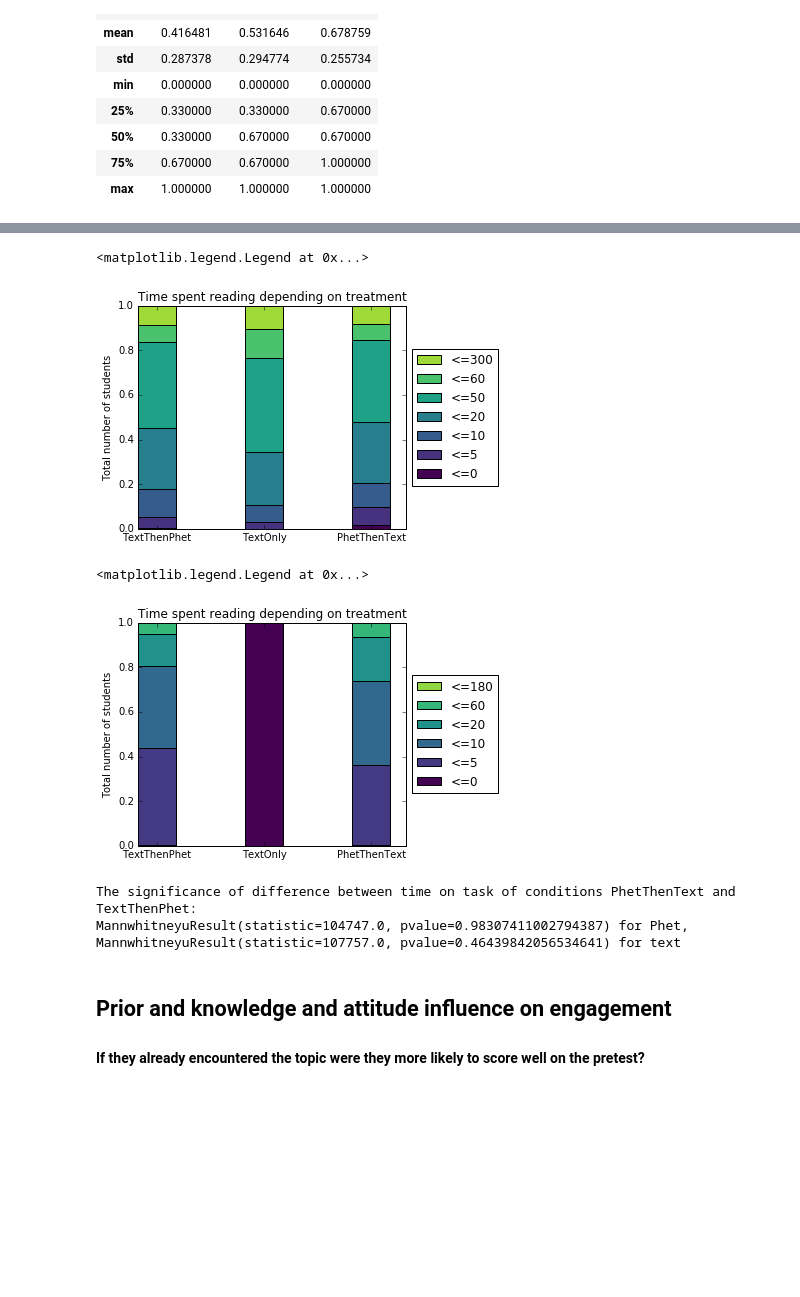
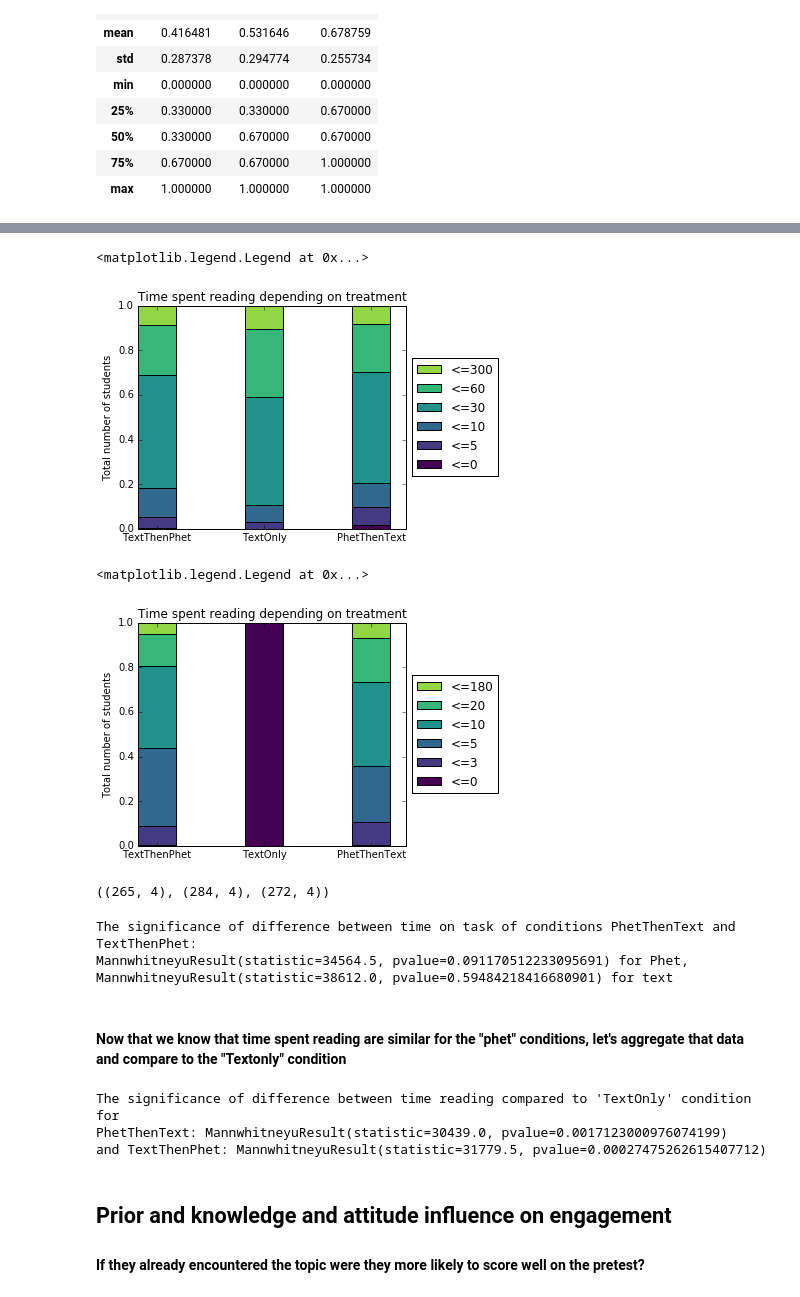
Before and after one commit to sperez8/Phet-log-analyzer, a Jupyter notebook: prereading/storyline_prereading.ipynb, the cells around one changed output, grey strips where cells are left out. Cells and saved outputs as stored; diff of their text form; code cells hidden in the pictures; blank space fills up the shorter version.

```diff
--- a/prereading/storyline_prereading.ipynb
+++ b/prereading/storyline_prereading.ipynb
@@ -112,6 +125,7 @@ df.head()
 for column in ['Prescore','Postscore','Clickerscore', 'Time on text','Time on PhET']:
     df[column] = pd.to_numeric(df[column],errors='coerce')
 df = df.fillna(np.nan)
+df = df.replace(to_replace='nan',value=np.nan)
 
 def transform_enjoy(response):
     response = str(response)
@@ -143,8 +157,7 @@ df.head()
 Unfortunately we have a lot of rows with missing data. If we remove them, we end up with almost half the dataset. We will use this dataset when looking at engagement.
 # %%
 df2 = df.dropna()
-df_score1 = df[['Prescore','Postscore','Topic','Clickerscore','Treatment']]
-df_score = df_score1.dropna()
-df_score.shape
-df2.shape, df.shape, df_score.shape
+df_score = df[['Prescore','Postscore','Topic','Clickerscore','Treatment']].dropna()
+df_time = df[['Time on PhET','Time on text','Topic','Treatment']].dropna()
+df2.shape, df.shape, df_score.shape, df_time.shape
 # %% [output]
@@ -248,9 +268,9 @@ df_score[df_score['Topic']=='Blackbody'].describe()
 # %%
-maxtime = int(np.max(df['Time on text']))
-slices = [0,5,10,20,50,60,maxtime]
+maxtime = int(np.max(df_time['Time on text']))
+slices = [0,5,10,30,60,maxtime]
 
 def calculate_totals(time,treatment):
-    return sum(df[df['Treatment']==treatment]['Time on text']<=time)/float(sum(df[df['Treatment']==treatment]['Time on text']<=1000))
+    return sum(df_time[df_time['Treatment']==treatment]['Time on text']<=time)/float(sum(df_time[df_time['Treatment']==treatment]['Time on text']<=1000))
 
 ind = np.arange(len(treatments))# the x locations for the groups
 width = 0.35                    # the width of the bars: can also be len(x) sequence
@@ -271,42 +291,58 @@ ax.set_position([box.x0, box.y0, box.width * 0.8, box.height])
 ax.legend(['<='+str(slices[i]) for i in reversed(range(len(slices)))],loc='center left', bbox_to_anchor=(1, 0.5))
 # %% [output]
 <matplotlib.legend.Legend at 0x...>
-[figure, old version]
+[figure, new version]
 # %%
-maxtime = int(np.max(df['Time on PhET']))
-slices = [0,5,10,20,60,maxtime]
+maxtime = int(np.max(df_time['Time on PhET']))
+slices = [0,3,5,10,20,maxtime]
 
 def calculate_totals(time,treatment):
-    return sum(df[df['Treatment']==treatment]['Time on PhET']<=time)/float(sum(df[df['Treatment']==treatment]['Time on PhET']<=1000))
+    return sum(df_time[df_time['Treatment']==treatment]['Time on PhET']<=time)/float(sum(df_time[df_time['Treatment']==treatment]['Time on PhET']<=1000))
 
 ind = np.arange(len(treatments))# the x locations for the groups
 width = 0.35                    # the width of the bars: can also be len(x) sequence
 cmap = matplotlib.cm.get_cmap('viridis')
 
 ax = plt.subplot(111)
 plt.bar(ind, [calculate_totals(slices[-1],t) for t in treatments], width, color=cmap((len(slices)-1)/float(len(slices))))
 for i in reversed(range(len(slices)-1)):
     plt.bar(ind, [calculate_totals(slices[i],t) for t in treatments],
             width, #bottom= [calculate_totals(slices[i],t) for t in treatments],
             color=cmap((i)/float(len(slices))))
 plt.ylabel('Total number of students')
 plt.title('Time spent reading depending on treatment')
 plt.xticks(ind + width/2., treatments)
 box = ax.get_position()
 ax.set_position([box.x0, box.y0, box.width * 0.8, box.height])
 # Put a legend below current axis
 ax.legend(['<='+str(slices[i]) for i in reversed(range(len(slices)))],loc='center left', bbox_to_anchor=(1, 0.5))
 # %% [output]
 <matplotlib.legend.Legend at 0x...>
-[figure, old version]
+[figure, new version]
+# %%
+df_time[df_time['Treatment']=='TextThenPhet'].shape, df_time[df_time['Treatment']=='PhetThenText'].shape, df_time[df_time['Treatment']=='TextOnly'].shape
+# %% [output]
+((265, 4), (284, 4), (272, 4))
 # %%
-p = mannwhitneyu(df[df['Treatment']=='TextThenPhet']['Time on PhET'],df[df['Treatment']=='PhetThenText']['Time on PhET'])
-t = mannwhitneyu(df[df['Treatment']=='TextThenPhet']['Time on text'],df[df['Treatment']=='PhetThenText']['Time on text'])
+p = mannwhitneyu(df_time[df_time['Treatment']=='TextThenPhet']['Time on PhET'],df_time[df_time['Treatment']=='PhetThenText']['Time on PhET'])
+t = mannwhitneyu(df_time[df_time['Treatment']=='TextThenPhet']['Time on text'],df_time[df_time['Treatment']=='PhetThenText']['Time on text'])
 print("The significance of difference between time on task of conditions PhetThenText and TextThenPhet:\n{0} for Phet, \n{1} for text".format(p,t))
 # %% [output]
 The significance of difference between time on task of conditions PhetThenText and TextThenPhet:
-MannwhitneyuResult(statistic=104747.0, pvalue=0.98307411002794387) for Phet,
-MannwhitneyuResult(statistic=107757.0, pvalue=0.46439842056534641) for text
+MannwhitneyuResult(statistic=34564.5, pvalue=0.091170512233095691) for Phet,
+MannwhitneyuResult(statistic=38612.0, pvalue=0.59484218416680901) for text
+# %% [markdown]
+#### Now that we know that time spent reading are similar for the "phet" conditions, let's aggregate that data and compare to the "Textonly" condition
+# %%
+p1 = mannwhitneyu(df_time[df_time['Treatment']=='TextThenPhet']['Time on text'],
+             df_time[df_time['Treatment']=='TextOnly']['Time on text'])
+p2 = mannwhitneyu(df_time[df_time['Treatment']=='PhetThenText']['Time on text'],
+             df_time[df_time['Treatment']=='TextOnly']['Time on text'])
+print("The significance of difference between time reading compared to 'TextOnly' condition for \nPhetThenText: {0} \nand TextThenPhet: {1}".format(p1,p2))
+# %% [output]
+The significance of difference between time reading compared to 'TextOnly' condition for
+PhetThenText: MannwhitneyuResult(statistic=30439.0, pvalue=0.0017123000976074199)
+and TextThenPhet: MannwhitneyuResult(statistic=31779.5, pvalue=0.00027475262615407712)
 # %% [markdown]
 ## Prior and knowledge and attitude influence on engagement
 #### If they already encountered the topic were they more likely to score well on the pretest?
```
Also changed, not shown: parts of 25 cells of this notebook.
